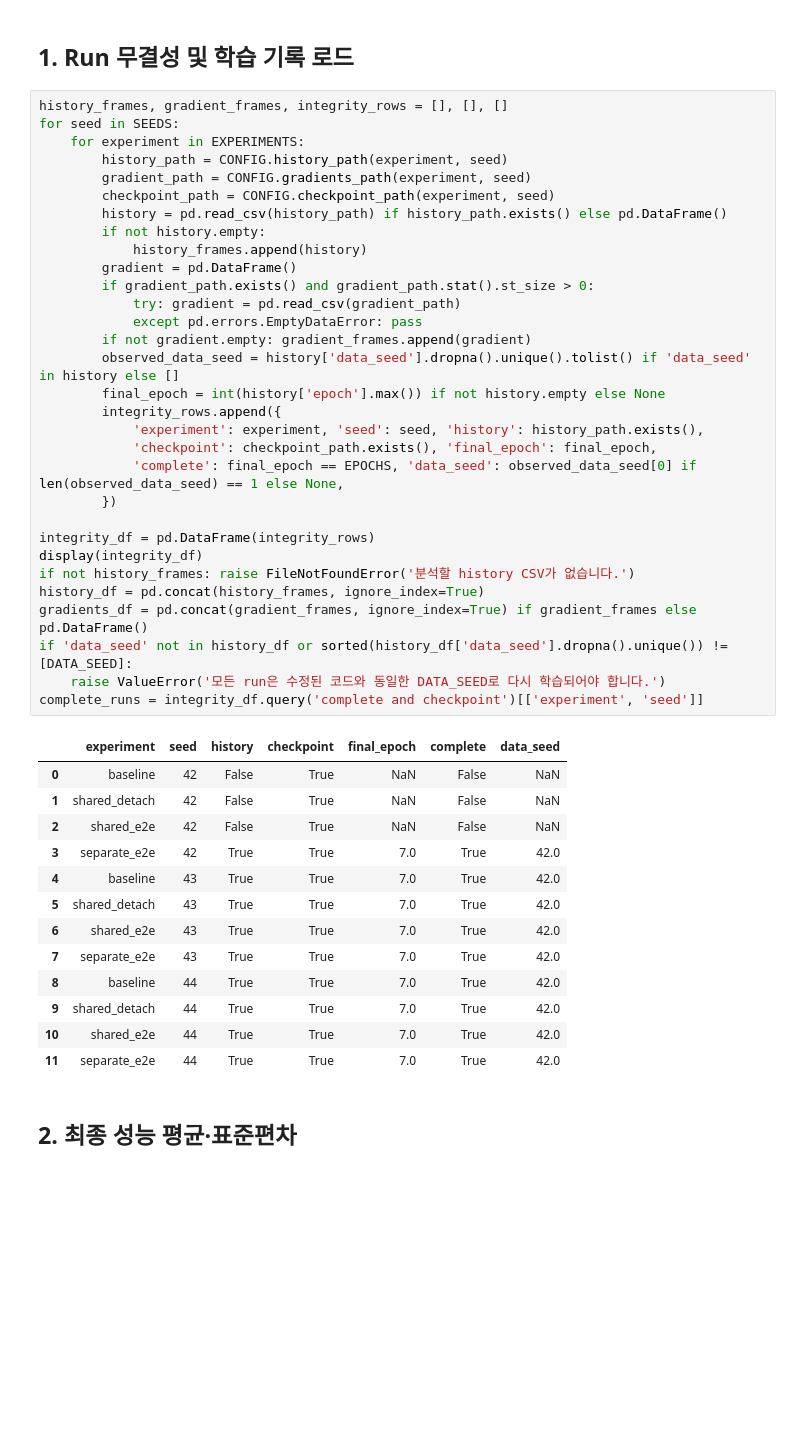
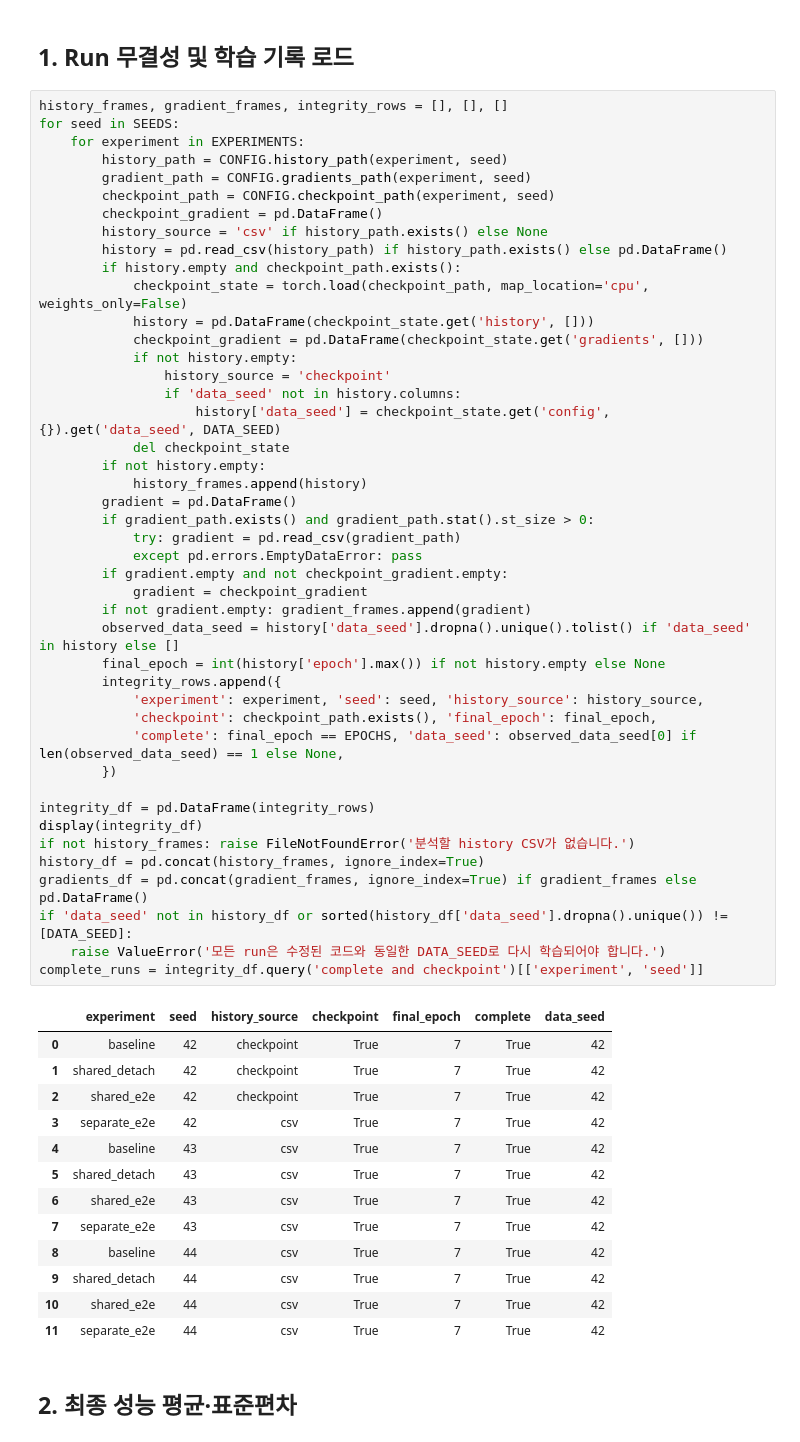
Before and after one commit to junhyun111/gt-super, a Jupyter notebook: 03_comprehensive_analysis.ipynb, the cells around one changed output. Cells and saved outputs as stored; diff of their text form; blank space fills up the shorter version.

```diff
--- a/03_comprehensive_analysis.ipynb
+++ b/03_comprehensive_analysis.ipynb
@@ -77,47 +77,60 @@ CONFIG.as_dict()
 history_frames, gradient_frames, integrity_rows = [], [], []
 for seed in SEEDS:
     for experiment in EXPERIMENTS:
         history_path = CONFIG.history_path(experiment, seed)
         gradient_path = CONFIG.gradients_path(experiment, seed)
         checkpoint_path = CONFIG.checkpoint_path(experiment, seed)
+        checkpoint_gradient = pd.DataFrame()
+        history_source = 'csv' if history_path.exists() else None
         history = pd.read_csv(history_path) if history_path.exists() else pd.DataFrame()
+        if history.empty and checkpoint_path.exists():
+            checkpoint_state = torch.load(checkpoint_path, map_location='cpu', weights_only=False)
+            history = pd.DataFrame(checkpoint_state.get('history', []))
+            checkpoint_gradient = pd.DataFrame(checkpoint_state.get('gradients', []))
+            if not history.empty:
+                history_source = 'checkpoint'
+                if 'data_seed' not in history.columns:
+                    history['data_seed'] = checkpoint_state.get('config', {}).get('data_seed', DATA_SEED)
+            del checkpoint_state
         if not history.empty:
             history_frames.append(history)
         gradient = pd.DataFrame()
         if gradient_path.exists() and gradient_path.stat().st_size > 0:
             try: gradient = pd.read_csv(gradient_path)
             except pd.errors.EmptyDataError: pass
+        if gradient.empty and not checkpoint_gradient.empty:
+            gradient = checkpoint_gradient
         if not gradient.empty: gradient_frames.append(gradient)
         observed_data_seed = history['data_seed'].dropna().unique().tolist() if 'data_seed' in history else []
         final_epoch = int(history['epoch'].max()) if not history.empty else None
         integrity_rows.append({
-            'experiment': experiment, 'seed': seed, 'history': history_path.exists(),
+            'experiment': experiment, 'seed': seed, 'history_source': history_source,
             'checkpoint': checkpoint_path.exists(), 'final_epoch': final_epoch,
             'complete': final_epoch == EPOCHS, 'data_seed': observed_data_seed[0] if len(observed_data_seed) == 1 else None,
         })
 
 integrity_df = pd.DataFrame(integrity_rows)
 display(integrity_df)
 if not history_frames: raise FileNotFoundError('분석할 history CSV가 없습니다.')
 history_df = pd.concat(history_frames, ignore_index=True)
 gradients_df = pd.concat(gradient_frames, ignore_index=True) if gradient_frames else pd.DataFrame()
 if 'data_seed' not in history_df or sorted(history_df['data_seed'].dropna().unique()) != [DATA_SEED]:
     raise ValueError('모든 run은 수정된 코드와 동일한 DATA_SEED로 다시 학습되어야 합니다.')
 complete_runs = integrity_df.query('complete and checkpoint')[['experiment', 'seed']]
 # %% [output]
-|  | experiment | seed | history | checkpoint | final_epoch | complete | data_seed |
-| 0 | baseline | 42 | False | True | NaN | False | NaN |
-| 1 | shared_detach | 42 | False | True | NaN | False | NaN |
-| 2 | shared_e2e | 42 | False | True | NaN | False | NaN |
-| 3 | separate_e2e | 42 | True | True | 7.0 | True | 42.0 |
-| 4 | baseline | 43 | True | True | 7.0 | True | 42.0 |
-| 5 | shared_detach | 43 | True | True | 7.0 | True | 42.0 |
-| 6 | shared_e2e | 43 | True | True | 7.0 | True | 42.0 |
-| 7 | separate_e2e | 43 | True | True | 7.0 | True | 42.0 |
-| 8 | baseline | 44 | True | True | 7.0 | True | 42.0 |
-| 9 | shared_detach | 44 | True | True | 7.0 | True | 42.0 |
-| 10 | shared_e2e | 44 | True | True | 7.0 | True | 42.0 |
-| 11 | separate_e2e | 44 | True | True | 7.0 | True | 42.0 |
+|  | experiment | seed | history_source | checkpoint | final_epoch | complete | data_seed |
+| 0 | baseline | 42 | checkpoint | True | 7 | True | 42 |
+| 1 | shared_detach | 42 | checkpoint | True | 7 | True | 42 |
+| 2 | shared_e2e | 42 | checkpoint | True | 7 | True | 42 |
+| 3 | separate_e2e | 42 | csv | True | 7 | True | 42 |
+| 4 | baseline | 43 | csv | True | 7 | True | 42 |
+| 5 | shared_detach | 43 | csv | True | 7 | True | 42 |
+| 6 | shared_e2e | 43 | csv | True | 7 | True | 42 |
+| 7 | separate_e2e | 43 | csv | True | 7 | True | 42 |
+| 8 | baseline | 44 | csv | True | 7 | True | 42 |
+| 9 | shared_detach | 44 | csv | True | 7 | True | 42 |
+| 10 | shared_e2e | 44 | csv | True | 7 | True | 42 |
+| 11 | separate_e2e | 44 | csv | True | 7 | True | 42 |
 # %% [markdown]
 ## 2. 최종 성능 평균·표준편차
 # %%
```
Also changed, not shown: parts of 8 cells of this notebook, 3 other files.
